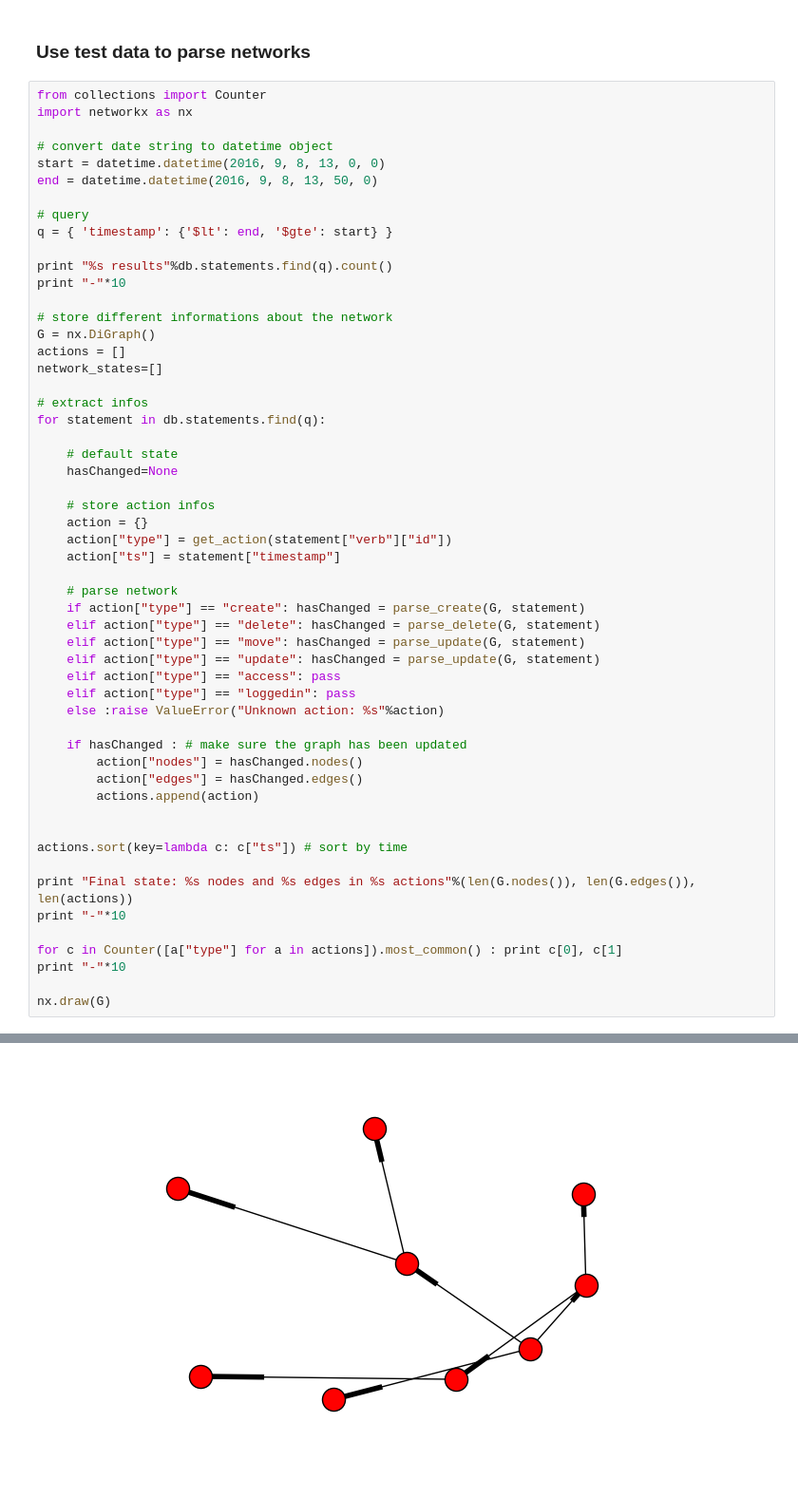
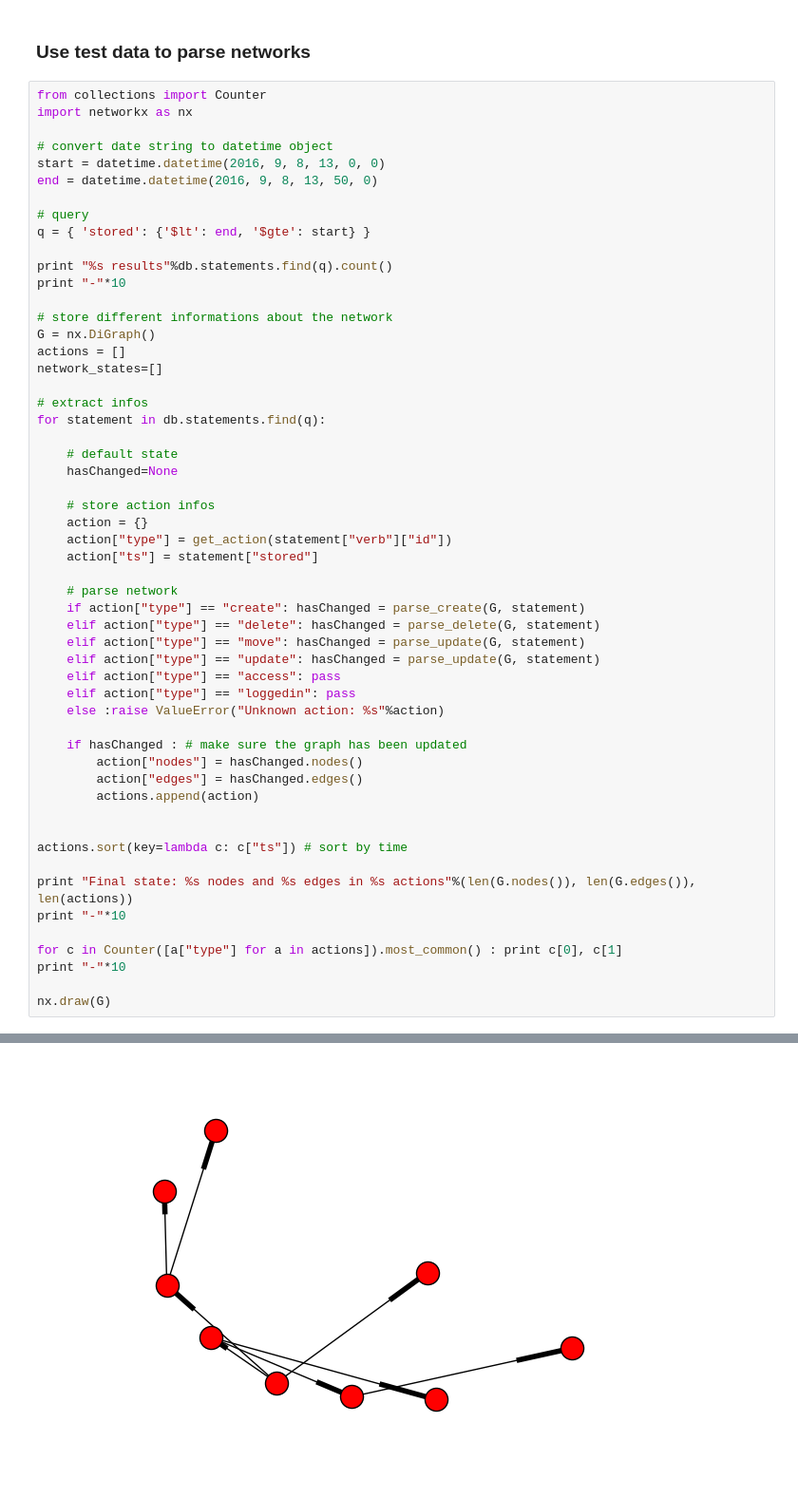
Before and after one commit to sical/meta-education, a Jupyter notebook: notebooks/Network reconstruction.ipynb, the cells around one changed output, grey strips where cells are left out. Shown at 95% size. Cells and saved outputs as stored; diff of their text form.

Commit message:
use sorted instead of timestamp & better grid

```diff
--- a/notebooks/Network reconstruction.ipynb
+++ b/notebooks/Network reconstruction.ipynb
@@ -80,7 +80,7 @@ start = datetime.datetime(2016, 9, 8, 13, 0, 0)
 end = datetime.datetime(2016, 9, 8, 13, 50, 0)
 
 # query
-q = { 'timestamp': {'$lt': end, '$gte': start} }
+q = { 'stored': {'$lt': end, '$gte': start} }
 
 print "%s results"%db.statements.find(q).count()
 print "-"*10
@@ -99,7 +99,7 @@ for statement in db.statements.find(q):
     # store action infos
     action = {}
     action["type"] = get_action(statement["verb"]["id"])
-    action["ts"] = statement["timestamp"]
+    action["ts"] = statement["stored"]
 
     # parse network
     if action["type"] == "create": hasChanged = parse_create(G, statement)
@@ -108,34 +108,34 @@ for statement in db.statements.find(q):
     elif action["type"] == "update": hasChanged = parse_update(G, statement)
     elif action["type"] == "access": pass
     elif action["type"] == "loggedin": pass
     else :raise ValueError("Unknown action: %s"%action)
 
     if hasChanged : # make sure the graph has been updated
         action["nodes"] = hasChanged.nodes()
         action["edges"] = hasChanged.edges()
         actions.append(action)
 
 
 actions.sort(key=lambda c: c["ts"]) # sort by time
 
 print "Final state: %s nodes and %s edges in %s actions"%(len(G.nodes()), len(G.edges()), len(actions))
 print "-"*10
 
 for c in Counter([a["type"] for a in actions]).most_common() : print c[0], c[1]
 print "-"*10
 
 nx.draw(G)
 # %% [output]
 303 results
 ----------
 Final state: 9 nodes and 8 edges in 151 actions
 ----------
 update 103
 create 22
 move 22
 delete 4
 ----------
-[figure, old version]
+[figure, new version]
 # %%
 %matplotlib inline
 import matplotlib.pyplot as plt
```
Also changed, not shown: parts of 2 cells of this notebook.
